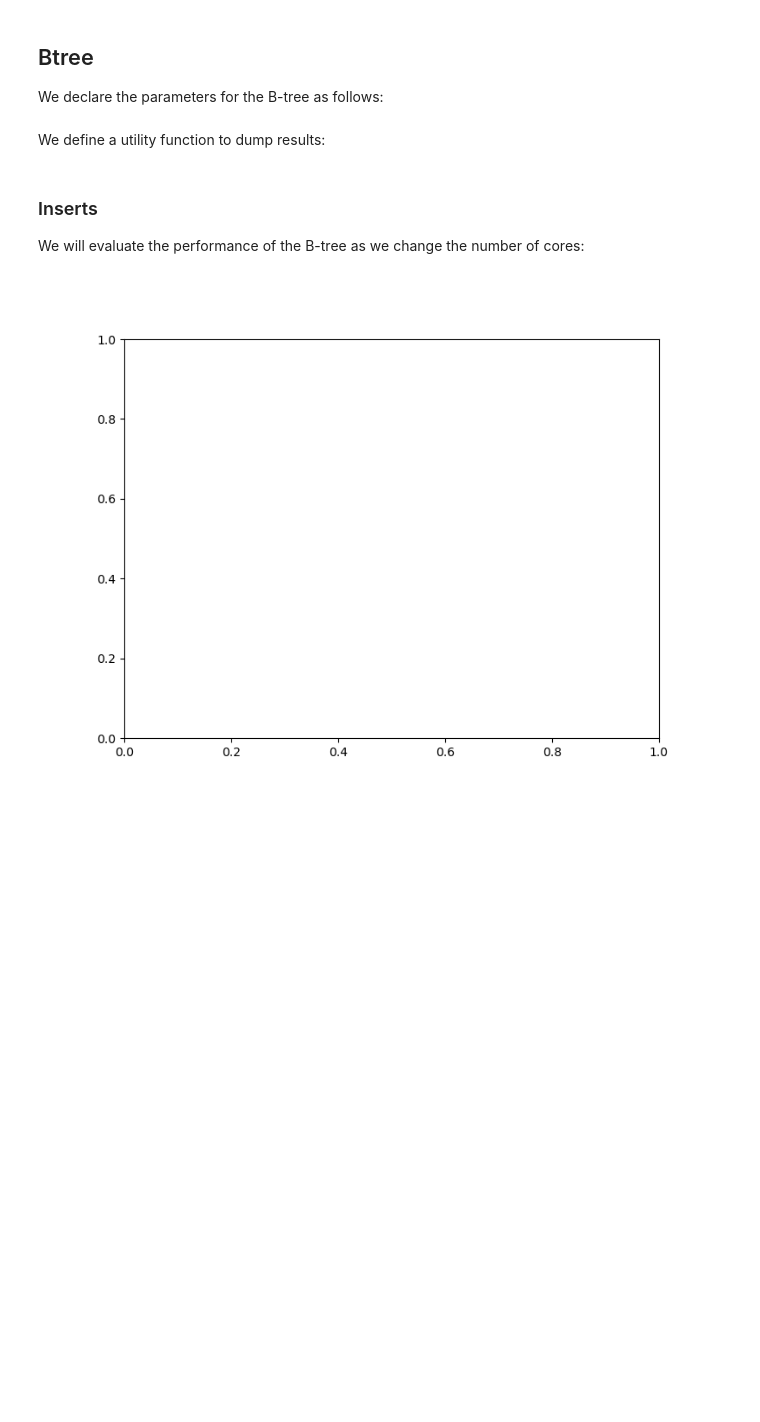
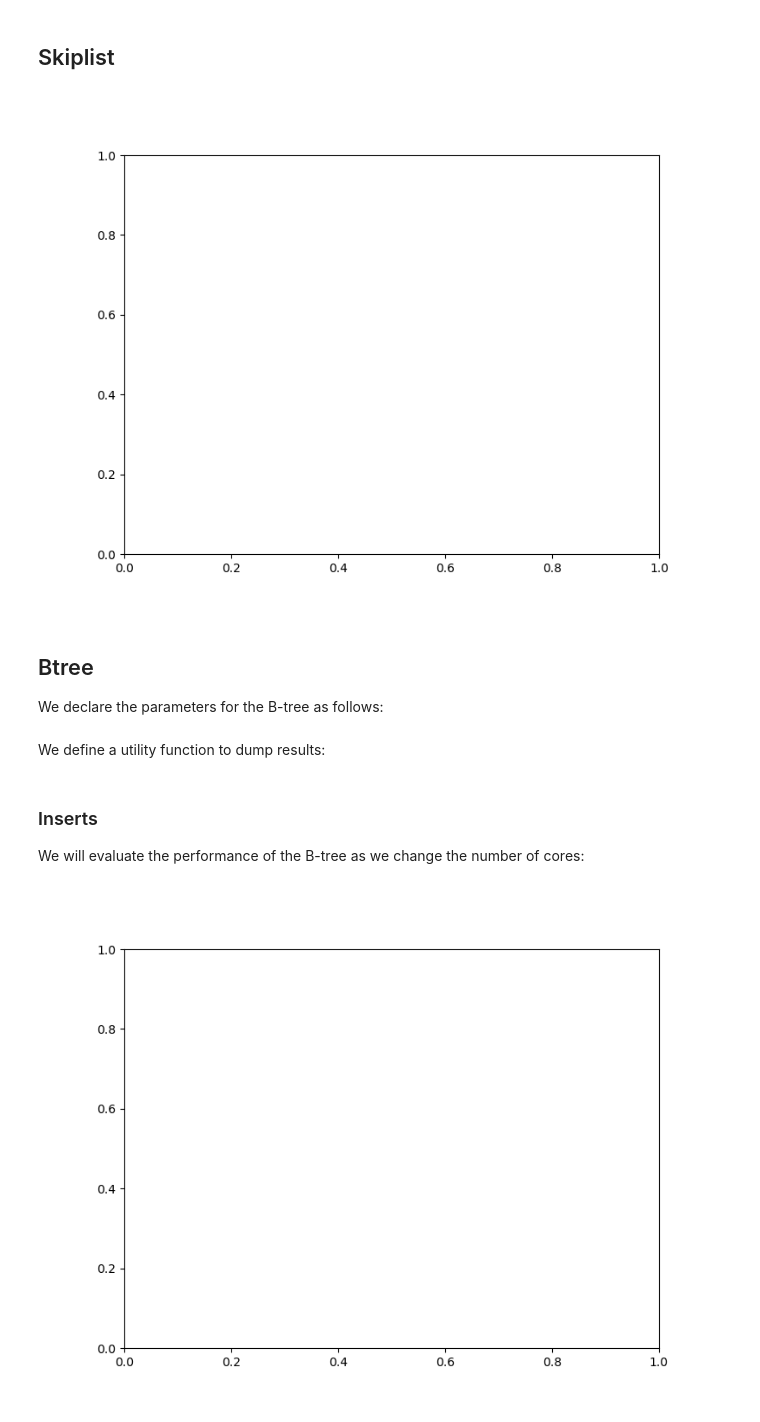
Before and after one commit to phongulus/obatcher, a Jupyter notebook: benchmarks/paper-artefact.ipynb, the cells around one changed output. Drawn from its saved outputs; the diff is of its cells as text; code cells hidden in the pictures; blank space fills up the shorter version.

Commit message:
Add skiplist benchmarks

```diff
--- a/benchmarks/paper-artefact.ipynb
+++ b/benchmarks/paper-artefact.ipynb
@@ -10,0 +11,2 @@ reload(utils)
+# %% [markdown]
+## Skiplist
@@ -10,0 +34,5 @@ reload(utils)
+# %%
+%matplotlib widget
+fig, ax = utils.interactive_plot()
+# %% [output]
+[figure, added]
```
Also changed, not shown: parts of 5 cells of this notebook.
